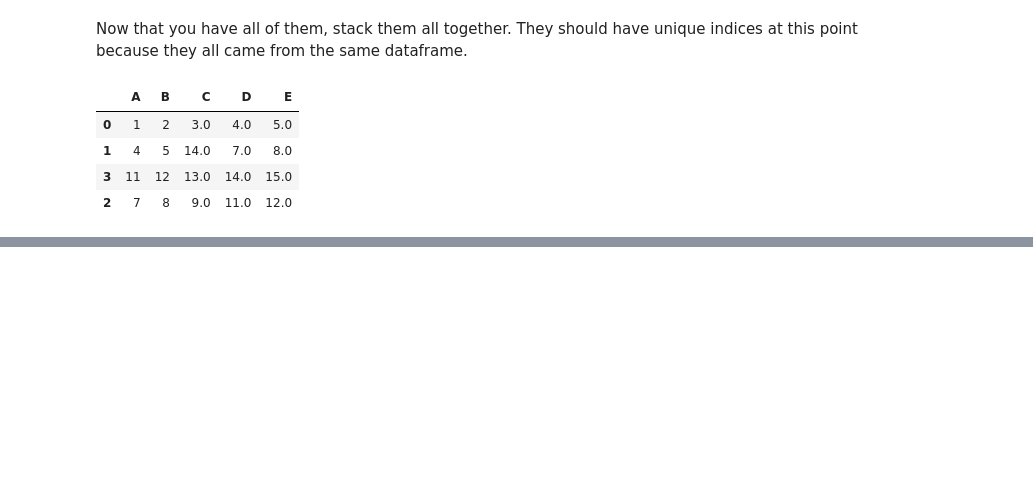
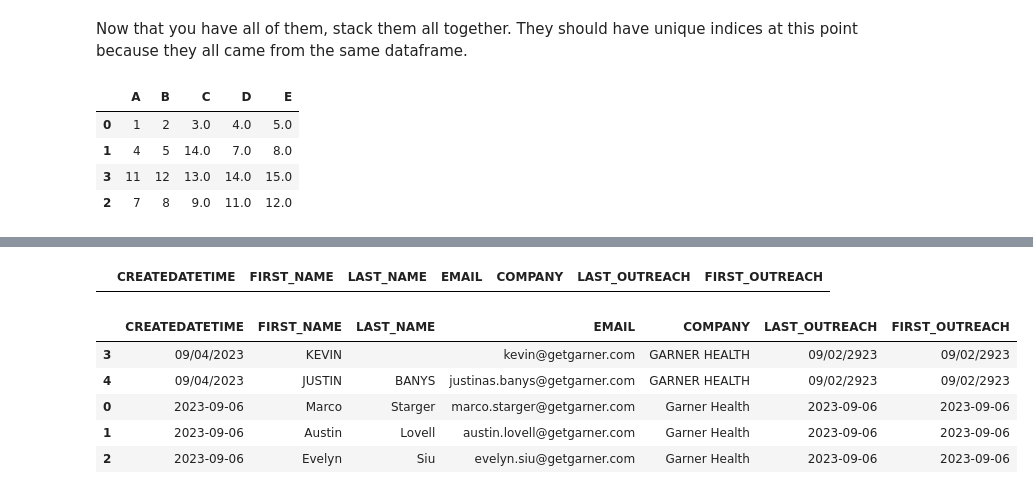
Before and after one commit to jlopez8/Jmail, a Jupyter notebook: jmailer/dev_nb.ipynb, the cells around one changed output, grey strips where cells are left out. Saved outputs shown, nothing was run; the diff lists cells and outputs as text; code cells hidden in the pictures; blank space fills up the shorter version.

Commit message:
update dataframes workflow

```diff
--- a/jmailer/dev_nb.ipynb
+++ b/jmailer/dev_nb.ipynb
@@ -721,0 +741,5 @@ pd.concat([update_data, no_change_data, new_data])
+# %%
+# Google connectivity
+gg = Google()
+credentials_path = "/Users/jaimemerizalde/Desktop/JOBS 2023/software/jmailer/secrets/jmailer_secret.json"
+_, gsheets = gg.google_connect(credentials_path)
@@ -721,0 +764,16 @@ pd.concat([update_data, no_change_data, new_data])
+# %%
+# given recipient_push_data contacts_df
+# produce the push_data
+
+new_data = recipient_push_data.copy(deep=True)
+original_data = contacts_df.copy(deep=True)
+
+
+merge_columns = ["FIRST_NAME", "LAST_NAME", "EMAIL", "COMPANY"]
+fixed_columns = ["CREATEDATETIME", "FIRST_OUTREACH"]
+update_columns = ["LAST_OUTREACH", "FIRST_NAME", "LAST_NAME"]
+
+# filter update columns as a check.
+update_columns = [col for col in update_columns if not col in merge_columns]
+# %%
+merged_df = new_data.merge(original_data, how="outer", on=merge_columns, suffixes=("_new","_old"))
@@ -721,0 +853,32 @@ pd.concat([update_data, no_change_data, new_data])
+# %%
+df2 = original_data.copy(deep=True)
+
+update_data = df1.merge(df2, how="inner", on=merge_columns, suffixes=("_new", "_old"))
+update_data # this is data that is in both and must be updated.
+
+# clean up data
+# drop data
+drop_columns = [col + "_new" for col in fixed_columns] + [col + "_old" for col in update_columns]
+update_data.drop(columns=drop_columns, inplace=True)
+
+# rename data
+original_columns = update_data.columns.to_list()
+pattern = r"_new|_old"
+new_columns = list(map(lambda x: re.sub(pattern, "", x), original_columns))
+columns_dict = dict(zip(original_columns, new_columns))
+update_data.rename(columns=columns_dict, inplace=True)
+
+update_data = update_data[df1.columns.to_list()]
+update_data
+# %% [output]
+|  | CREATEDATETIME | FIRST_NAME | LAST_NAME | EMAIL | COMPANY | LAST_OUTREACH | FIRST_OUTREACH |
+# %%
+df4 = pd.concat([update_data, no_change_data, new_data])
+df4
+# %% [output]
+|  | CREATEDATETIME | FIRST_NAME | LAST_NAME | EMAIL | COMPANY | LAST_OUTREACH | FIRST_OUTREACH |
+| 3 | 09/04/2023 | KEVIN |  | kevin@getgarner.com | GARNER HEALTH | 09/02/2923 | 09/02/2923 |
+| 4 | 09/04/2023 | JUSTIN | BANYS | justinas.banys@getgarner.com | GARNER HEALTH | 09/02/2923 | 09/02/2923 |
+| 0 | 2023-09-06 | Marco | Starger | marco.starger@getgarner.com | Garner Health | 2023-09-06 | 2023-09-06 |
+| 1 | 2023-09-06 | Austin | Lovell | austin.lovell@getgarner.com | Garner Health | 2023-09-06 | 2023-09-06 |
+| 2 | 2023-09-06 | Evelyn | Siu | evelyn.siu@getgarner.com | Garner Health | 2023-09-06 | 2023-09-06 |
```
Also changed, not shown: parts of 19 cells of this notebook.
